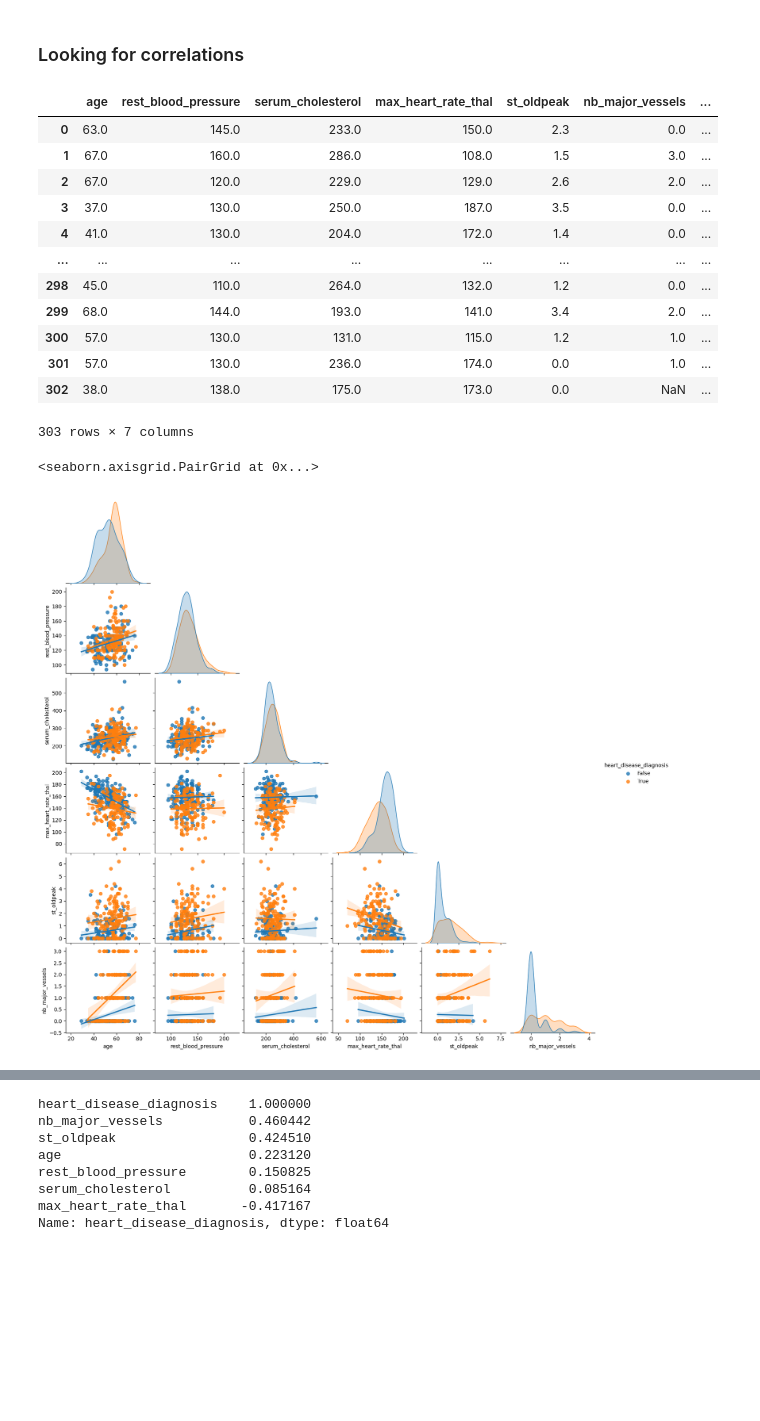
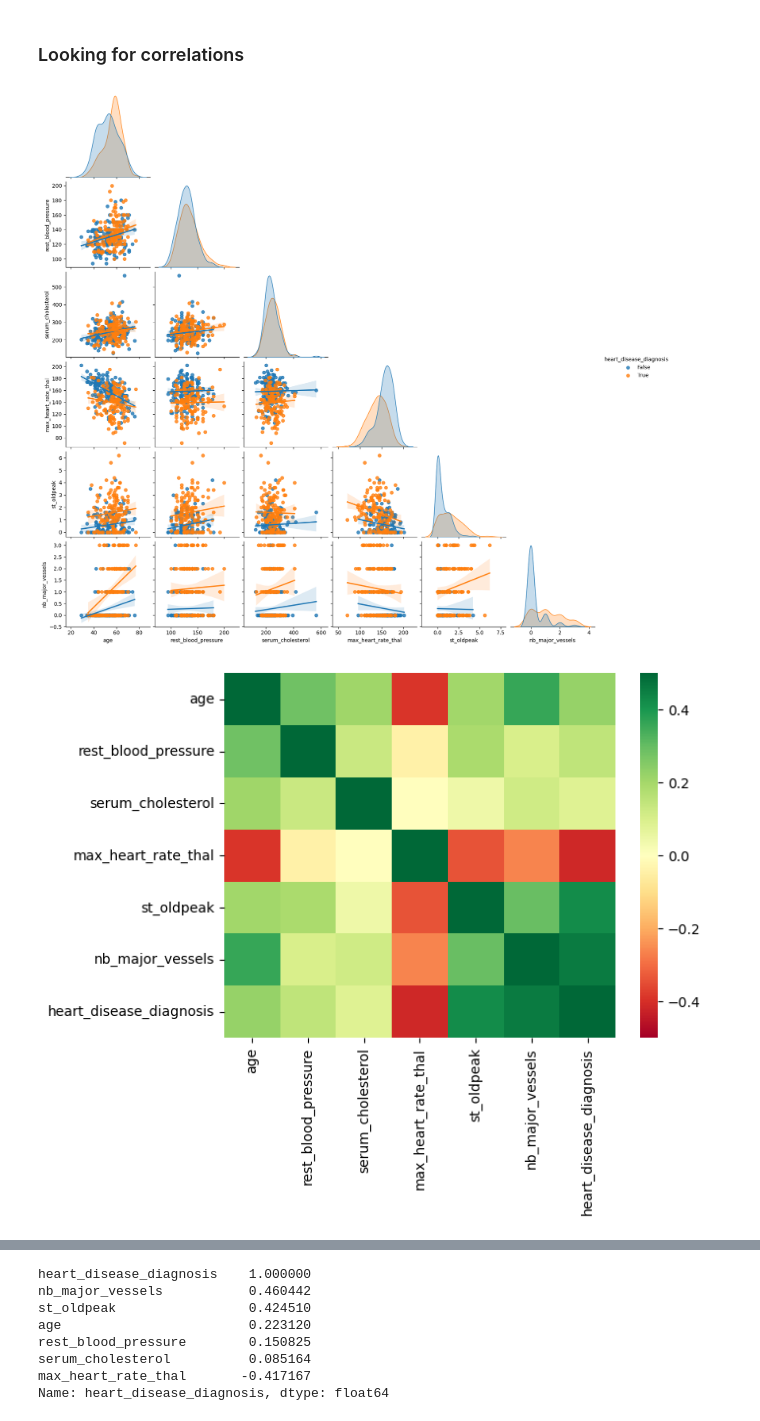
Before and after one commit to paulinedao/heart_disease, a Jupyter notebook: heart_disease/heart_disease.ipynb, the cells around one changed output, grey strips where cells are left out. Cells and saved outputs as stored; diff of their text form; code cells hidden in the pictures; blank space fills up the shorter version.

```diff
--- a/heart_disease/heart_disease.ipynb
+++ b/heart_disease/heart_disease.ipynb
@@ -370,24 +358,10 @@ num_df['heart_disease_diagnosis']=df['heart_disease_diagnosis']
-# %%
-num_df
-# %% [output]
-|  | age | rest_blood_pressure | serum_cholesterol | max_heart_rate_thal | st_oldpeak | nb_major_vessels | ... |
-| 0 | 63.0 | 145.0 | 233.0 | 150.0 | 2.3 | 0.0 | ... |
-| 1 | 67.0 | 160.0 | 286.0 | 108.0 | 1.5 | 3.0 | ... |
-| 2 | 67.0 | 120.0 | 229.0 | 129.0 | 2.6 | 2.0 | ... |
-| 3 | 37.0 | 130.0 | 250.0 | 187.0 | 3.5 | 0.0 | ... |
-| 4 | 41.0 | 130.0 | 204.0 | 172.0 | 1.4 | 0.0 | ... |
-| ... | ... | ... | ... | ... | ... | ... | ... |
-| 298 | 45.0 | 110.0 | 264.0 | 132.0 | 1.2 | 0.0 | ... |
-| 299 | 68.0 | 144.0 | 193.0 | 141.0 | 3.4 | 2.0 | ... |
-| 300 | 57.0 | 130.0 | 131.0 | 115.0 | 1.2 | 1.0 | ... |
-| 301 | 57.0 | 130.0 | 236.0 | 174.0 | 0.0 | 1.0 | ... |
-| 302 | 38.0 | 138.0 | 175.0 | 173.0 | 0.0 | NaN | ... |
-303 rows × 7 columns
-# %%
-sns.pairplot(num_df, kind = 'reg', hue = 'heart_disease_diagnosis', corner = True)
-# %% [output]
-<seaborn.axisgrid.PairGrid at 0x...>
-[figure, removed]
+# %%
+from src.plotting import look_for_correlations
+
+look_for_correlations(df)
+# %% [output]
+[figure, added]
+[figure, added]
 # %%
 num_df.corr()
 # %% [output]
```
Also changed, not shown: parts of 8 cells of this notebook.
